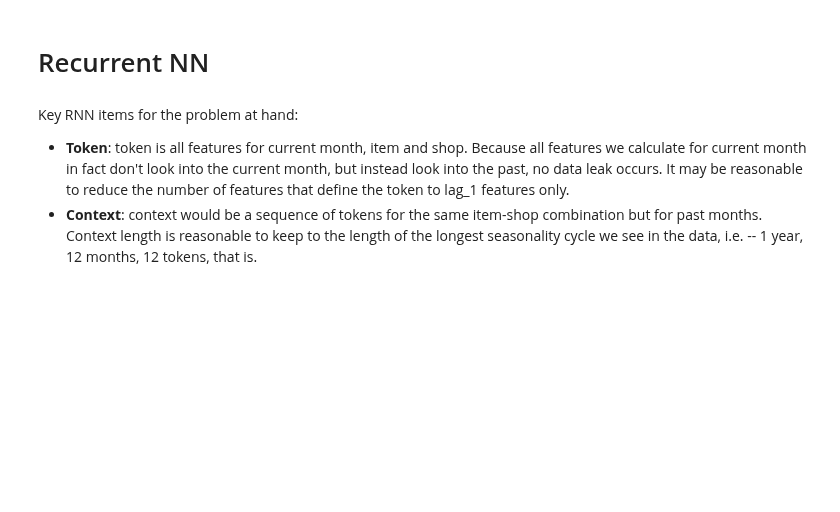
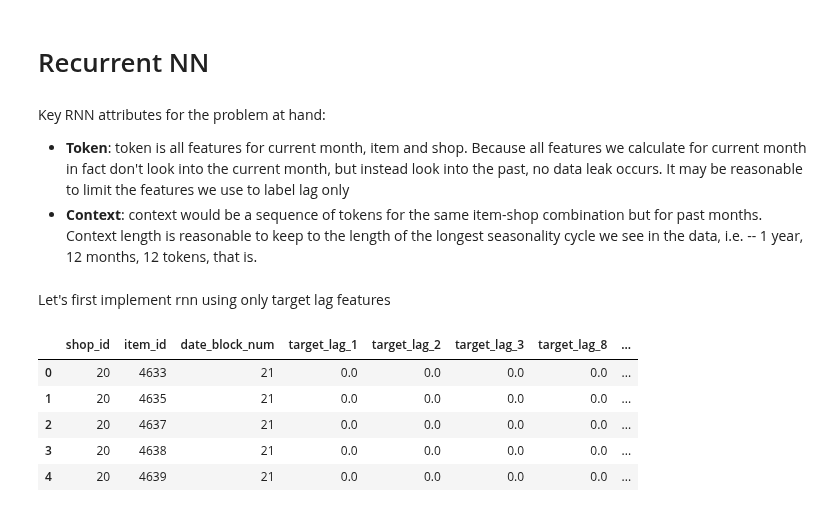
Before and after one commit to igor-cheb/retail_sales_prediction, a Jupyter notebook: modelling.ipynb, the cells around one changed output. Cells and saved outputs as stored; diff of their text form; code cells hidden in the pictures; blank space fills up the shorter version.

```diff
--- a/modelling.ipynb
+++ b/modelling.ipynb
@@ -32,7 +33,7 @@ from src.FeatureGenerator import FeatureGenerator
 # CV data initiation
 # %%
 # initiating data generators
-feat_generator = FeatureGenerator()
+feat_generator = FeatureGenerator(verbose=True, save_files=True)
 
 # initiating cv splitter
 tscv = TimeSeriesSplit(test_size = 1, max_train_size=16)
@@ -373,6 +386,19 @@ We see that performance of stacked model and simple averging of predictions perf
 # %% [markdown]
 # Recurrent NN
 # %% [markdown]
-Key RNN items for the problem at hand:
-- <b>Token</b>: token is all features for current month, item and shop. Because all features we calculate for current month in fact don't look into the current month, but instead look into the past, no data leak occurs. It may be reasonable to reduce the number of features that define the token to lag_1 features only.
+Key RNN attributes for the problem at hand:
+- <b>Token</b>: token is all features for current month, item and shop. Because all features we calculate for current month in fact don't look into the current month, but instead look into the past, no data leak occurs. It may be reasonable to limit the features we use to label lag only
 - <b>Context</b>: context would be a sequence of tokens for the same item-shop combination but for past months. Context length is reasonable to keep to the length of the longest seasonality cycle we see in the data, i.e. -- 1 year, 12 months, 12 tokens, that is.
+# %% [markdown]
+Let's first implement rnn using only target lag features
+# %%
+rnn_feats = [col for col in features_df if 'target_lag' in col]
+rnn_df = features_df[cols_di['index'] + rnn_feats + cols_di['target']]
+rnn_df.head()
+# %% [output]
+|  | shop_id | item_id | date_block_num | target_lag_1 | target_lag_2 | target_lag_3 | target_lag_8 | ... |
+| 0 | 20 | 4633 | 21 | 0.0 | 0.0 | 0.0 | 0.0 | ... |
+| 1 | 20 | 4635 | 21 | 0.0 | 0.0 | 0.0 | 0.0 | ... |
+| 2 | 20 | 4637 | 21 | 0.0 | 0.0 | 0.0 | 0.0 | ... |
+| 3 | 20 | 4638 | 21 | 0.0 | 0.0 | 0.0 | 0.0 | ... |
+| 4 | 20 | 4639 | 21 | 0.0 | 0.0 | 0.0 | 0.0 | ... |
```
Also changed, not shown: parts of 3 cells of this notebook, 3 other files.
